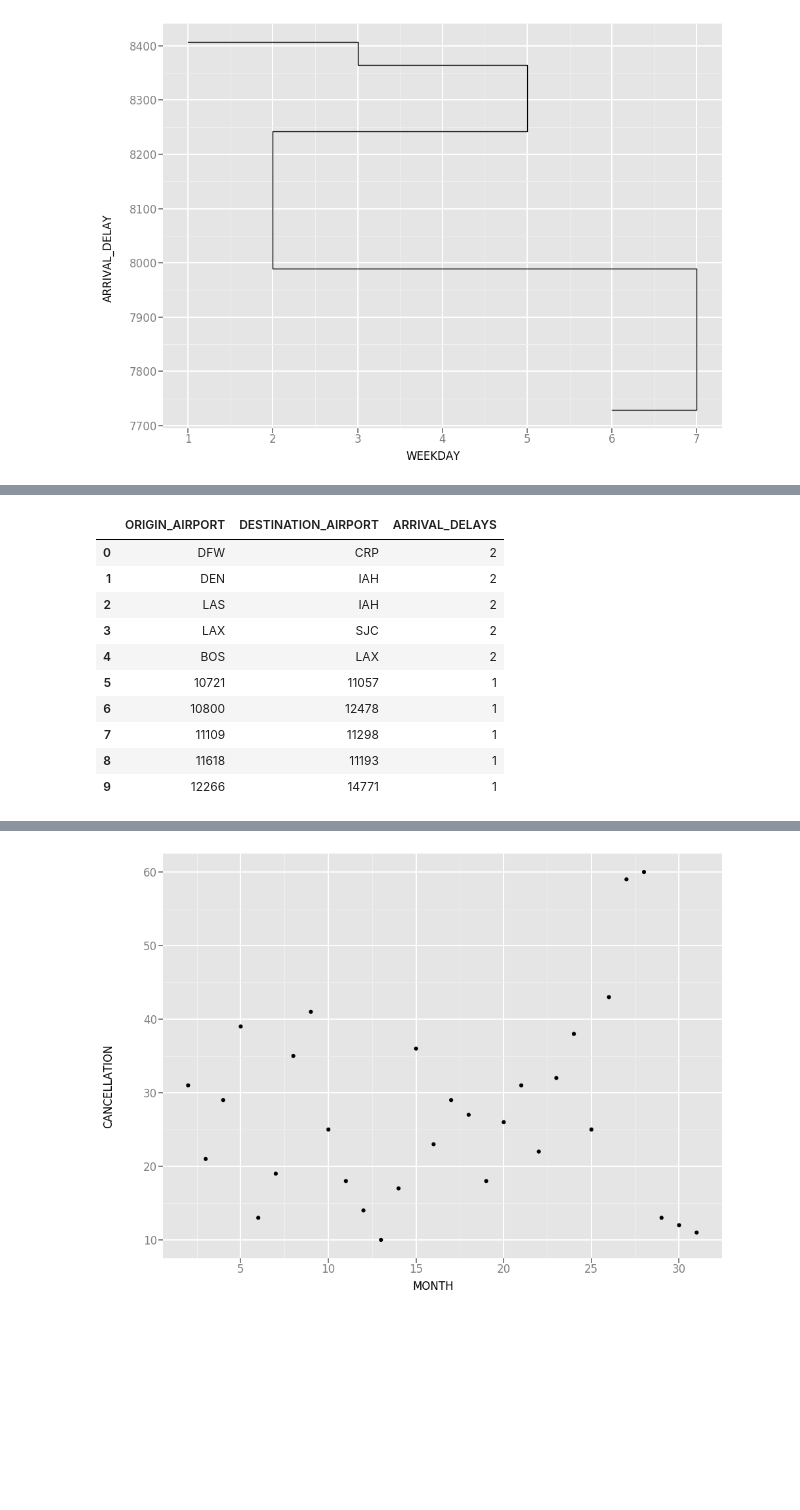
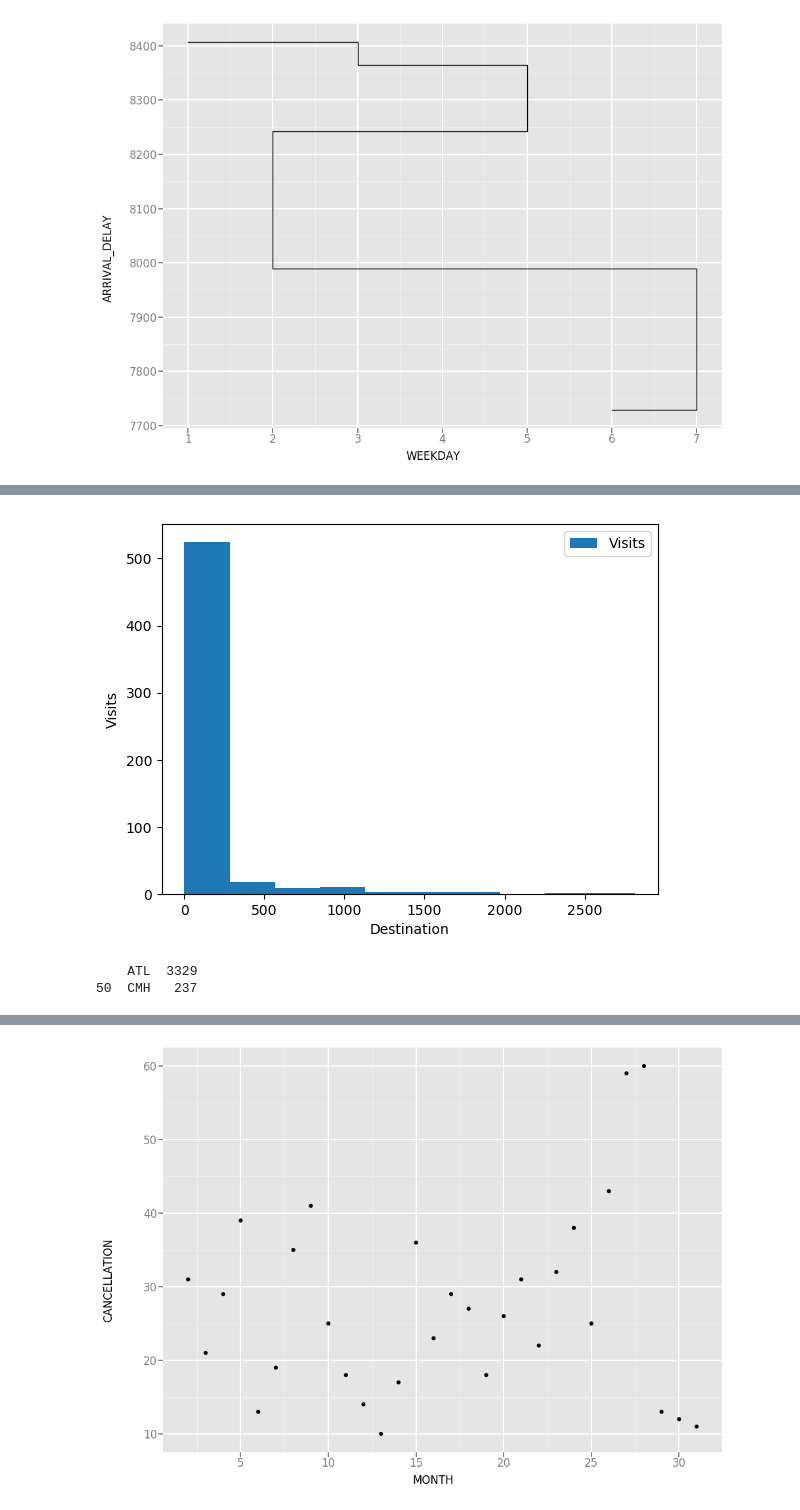
Before and after one commit to sakshi-kst/Will-My-Flight-Arrive--, a Jupyter notebook: LSDPPrj.ipynb, the cells around one changed output, grey strips where cells are left out. Saved outputs shown, nothing was run; the diff lists cells and outputs as text; code cells hidden in the pictures; blank space fills up the shorter version.

```diff
--- a/LSDPPrj.ipynb
+++ b/LSDPPrj.ipynb
@@ -208,0 +123,4 @@ g5.show()
+# %%
+d4=pd.read_csv("Query4.csv")
+# %%
+d4.columns=['Destination','Visits']
@@ -209,20 +137,14 @@ g5.show()
+# %%
+d4.plot.hist(x='Destination', y='Visits',rot=0)
+plt.xlabel("Destination")
+plt.ylabel("Visits")
+plt.show()
+# %% [output]
+[figure, added]
+# %%
+print(d4.loc[[50]])
+# %% [output]
+    ATL  3329
+50  CMH   237
 # %%
 #################Inference-Monday Sees The Max Number Of Delays###########################
-# %%
-###########################Query-5##############################
-#################Routes That See Max Delays################################
-d5=pd.read_csv("Query5.csv")
-d5.columns=['ORIGIN_AIRPORT','DESTINATION_AIRPORT','ARRIVAL_DELAYS']
-d5.head(10)
-# %% [output]
-|  | ORIGIN_AIRPORT | DESTINATION_AIRPORT | ARRIVAL_DELAYS |
-| 0 | DFW | CRP | 2 |
-| 1 | DEN | IAH | 2 |
-| 2 | LAS | IAH | 2 |
-| 3 | LAX | SJC | 2 |
-| 4 | BOS | LAX | 2 |
-| 5 | 10721 | 11057 | 1 |
-| 6 | 10800 | 12478 | 1 |
-| 7 | 11109 | 11298 | 1 |
-| 8 | 11618 | 11193 | 1 |
-| 9 | 12266 | 14771 | 1 |
```
Also changed, not shown: parts of 32 cells of this notebook.
